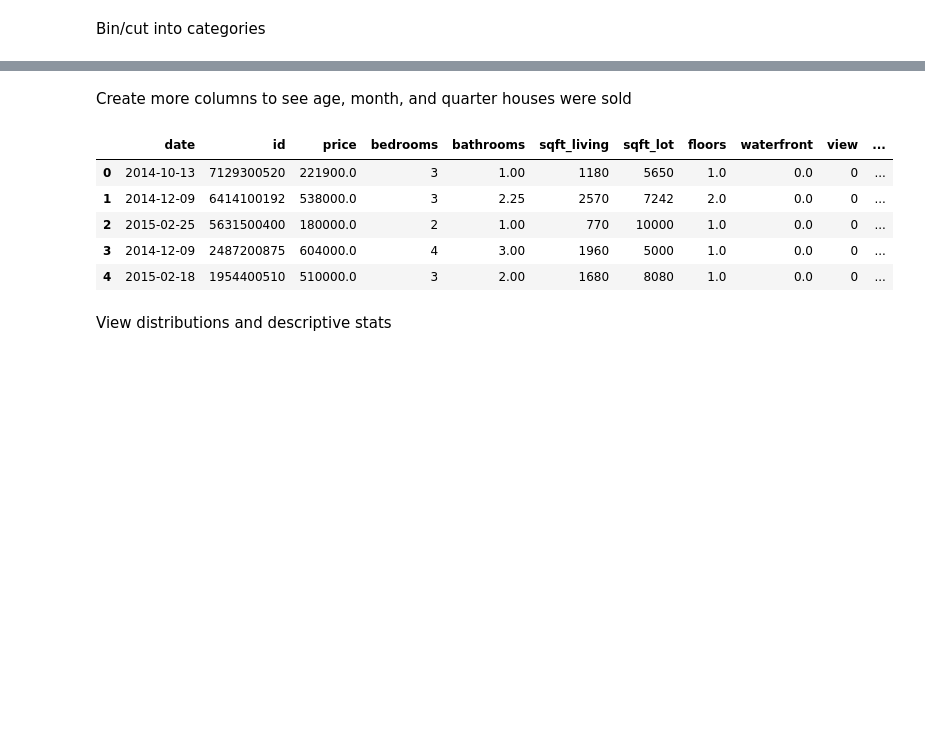
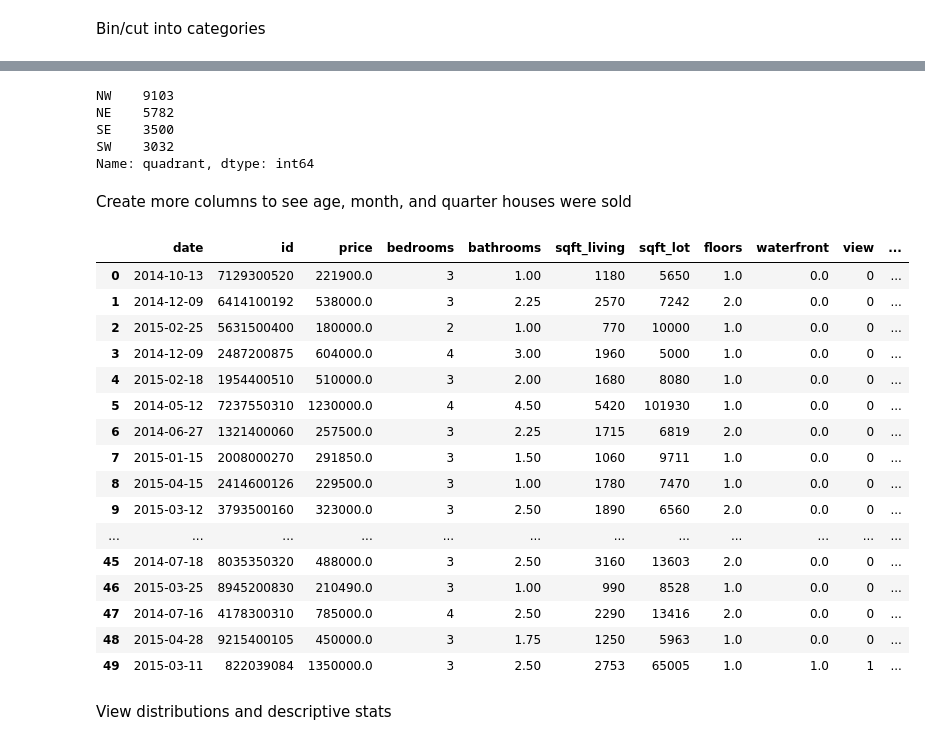
Before and after one commit to MartinReyesDS/Regression-Analysis-Project, a Jupyter notebook: Obtaining_and_cleaning_data.ipynb, the cells around one changed output, grey strips where cells are left out. Saved outputs shown, nothing was run; the diff lists cells and outputs as text; code cells hidden in the pictures; blank space fills up the shorter version.

```diff
--- a/Obtaining_and_cleaning_data.ipynb
+++ b/Obtaining_and_cleaning_data.ipynb
@@ -372,6 +372,6 @@ df['view'] = df['view'].apply(lambda x: 1 if x>0 else 0)
 df['basement'] = df['sqft_basement'].apply(lambda x: 1 if x>0 else 0)
 df['multilevel'] = df['floors'].apply(lambda x: 1 if x>1 else 0)
 # Bins
-df['bedrooms_bin'] = pd.cut(df['bedrooms'], bins=[0,2,3,4,100], labels=['1-2','3','4','5_more'])
-df['bathrooms_bin'] = pd.cut(df['bathrooms'], bins=[0,1.75,2.5,100], labels=['0.5-1.75','2-2.5','2.75_more'])
+df['bedrooms_bin'] = pd.cut(df['bedrooms'], bins=[0,2,3,4,100], labels=['one_two','three','four','five_plus'])
+df['bathrooms_bin'] = pd.cut(df['bathrooms'], bins=[0,2,2.5,100], labels=['half_two','two_two_point_five','many'])
 df['grade_bin'] = pd.cut(df['grade'], bins=[0,6,7,8,100], labels=['below_average','average','good','great'])
@@ -377,0 +386,22 @@ df['grade_bin'] = pd.cut(df['grade'], bins=[0,6,7,8,100], labels=['below_average
+# %%
+df['lat_long'] = list(zip(df.lat, df.long))
+# %%
+df['quadrant'] = df['lat_long'].apply(lambda x: 'NW' if (x[0]>= 47.5) & (x[1]< -122.2)
+                                    else ('NE' if (x[0]>= 47.5) & (x[1]>= -122.2)
+                                    else ('SW' if (x[0]< 47.5) & (x[1]< -122.2) else 'SE')))
+df['nrth_sth'] = df['lat_long'].apply(lambda x: 'N' if (x[0]>= 47.5) else 'S')
+
+# ('NE' if (x[0]>= 47.5) & (x[1]>= -122.1 else 'SW'))
+# ('SW' if (x[0]< 47.5) & (x[1]< -122.1 else 'SE')
+# df['sector_NW'] = df['lat_long'].apply(lambda x: 1 if (x[0]>= 47.5) & (x[1]< -122.1) else 0) # NW
+# df['sector_NE'] = df['lat_long'].apply(lambda x: 1 if (x[0]>= 47.5) & (x[1]>= -122.1) else 0) # NE
+# df['sector_SW'] = df['lat_long'].apply(lambda x: 1 if (x[0]< 47.5) & (x[1]< -122.1) else 0) # SW
+# df['sector_SE'] = df['lat_long'].apply(lambda x: 1 if (x[0]< 47.5) & (x[1]>= -122.1) else 0) # SE
+# %%
+df['quadrant'].value_counts()
+# %% [output]
+NW    9103
+NE    5782
+SE    3500
+SW    3032
+Name: quadrant, dtype: int64
@@ -380,18 +412,29 @@ Create more columns to see age, month, and quarter houses were sold
 # %%
 df['age'] = df['yr_built'].apply(lambda x: datetime.today().year - x)
 df = df.set_index('date')
 df['month'] = df.index.month
 # df['month_name'] = df.index.month_name() # use if we want month name later
 df = df.reset_index()
 df['yr_quarter'] = pd.cut(df['month'], bins=[0,3,6,9,12], labels=['1','2','3','4'])
-df.head()
+df.head(50)
 # %% [output]
 |  | date | id | price | bedrooms | bathrooms | sqft_living | sqft_lot | floors | waterfront | view | ... |
 | 0 | 2014-10-13 | 7129300520 | 221900.0 | 3 | 1.00 | 1180 | 5650 | 1.0 | 0.0 | 0 | ... |
 | 1 | 2014-12-09 | 6414100192 | 538000.0 | 3 | 2.25 | 2570 | 7242 | 2.0 | 0.0 | 0 | ... |
 | 2 | 2015-02-25 | 5631500400 | 180000.0 | 2 | 1.00 | 770 | 10000 | 1.0 | 0.0 | 0 | ... |
 | 3 | 2014-12-09 | 2487200875 | 604000.0 | 4 | 3.00 | 1960 | 5000 | 1.0 | 0.0 | 0 | ... |
 | 4 | 2015-02-18 | 1954400510 | 510000.0 | 3 | 2.00 | 1680 | 8080 | 1.0 | 0.0 | 0 | ... |
+| 5 | 2014-05-12 | 7237550310 | 1230000.0 | 4 | 4.50 | 5420 | 101930 | 1.0 | 0.0 | 0 | ... |
+| 6 | 2014-06-27 | 1321400060 | 257500.0 | 3 | 2.25 | 1715 | 6819 | 2.0 | 0.0 | 0 | ... |
+| 7 | 2015-01-15 | 2008000270 | 291850.0 | 3 | 1.50 | 1060 | 9711 | 1.0 | 0.0 | 0 | ... |
+| 8 | 2015-04-15 | 2414600126 | 229500.0 | 3 | 1.00 | 1780 | 7470 | 1.0 | 0.0 | 0 | ... |
+| 9 | 2015-03-12 | 3793500160 | 323000.0 | 3 | 2.50 | 1890 | 6560 | 2.0 | 0.0 | 0 | ... |
+| ... | ... | ... | ... | ... | ... | ... | ... | ... | ... | ... | ... |
+| 45 | 2014-07-18 | 8035350320 | 488000.0 | 3 | 2.50 | 3160 | 13603 | 2.0 | 0.0 | 0 | ... |
+| 46 | 2015-03-25 | 8945200830 | 210490.0 | 3 | 1.00 | 990 | 8528 | 1.0 | 0.0 | 0 | ... |
+| 47 | 2014-07-16 | 4178300310 | 785000.0 | 4 | 2.50 | 2290 | 13416 | 2.0 | 0.0 | 0 | ... |
+| 48 | 2015-04-28 | 9215400105 | 450000.0 | 3 | 1.75 | 1250 | 5963 | 1.0 | 0.0 | 0 | ... |
+| 49 | 2015-03-11 | 822039084 | 1350000.0 | 3 | 2.50 | 2753 | 65005 | 1.0 | 1.0 | 1 | ... |
 # %% [markdown]
 View distributions and descriptive stats
 # %%
```
Also changed, not shown: parts of 17 cells of this notebook, 7 other files.
